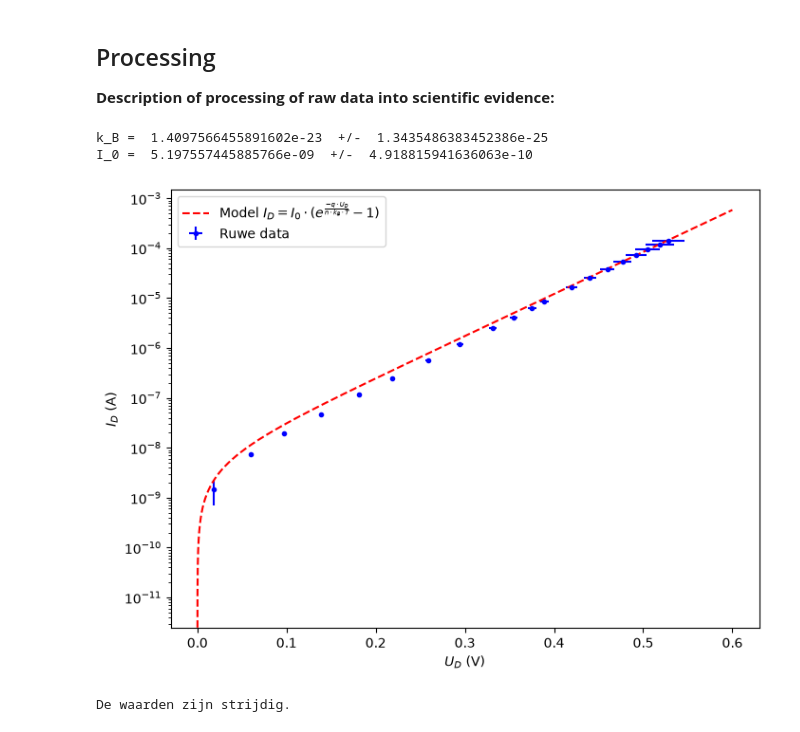
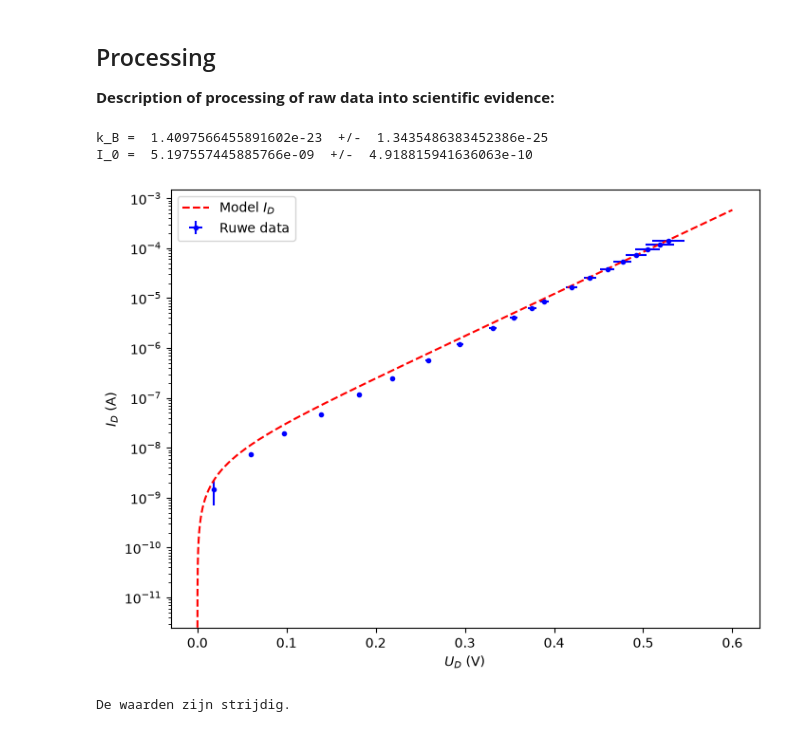
Before and after one commit to Feltse/IP2_Boltzmann_experiment, a Jupyter notebook: content/tn13015_exp/BM_labjournaal.ipynb, the cells around one changed output. Drawn from its saved outputs; the diff is of its cells as text; code cells hidden in the pictures.

```diff
--- a/content/tn13015_exp/BM_labjournaal.ipynb
+++ b/content/tn13015_exp/BM_labjournaal.ipynb
@@ -101,36 +101,36 @@ u_U_1_eind = 0.00015*U_1[12:] + 0.00003*2.0
 u_U_1 = np.concatenate((u_U_1_begin, u_U_1_eind))
 
 u_R_1 = 0.00020*R_1 + 0.00003*2.0e3
 u_R_2 = 0.00020*R_2 + 0.00003*2.0e3
 u_R_3 = 0.00020*R_3 + 0.00003*2.0e4
 
 u_U_B = 0.007*U_B + 0.01
 
 u_U_D = np.sqrt((U_B*R_2/(R_3+R_2)**2*u_R_3)**2 + (R_3/(R_3+R_2)*u_U_B)**2 + (U_B*R_3/(R_3+R_2)**2*u_R_2)**2 + u_U_1**2)
 u_I_D = np.sqrt((u_U_1/U_1)**2 + (u_R_1/R_1)**2)*I_D
 
 def f_Boltzmann(U_Diode, I_0, k_B): #Het model dat de data beschrijft.
     return I_0*(np.exp(-q*U_Diode/(n*k_B*T))-1)
 
 val, cov = curve_fit(f_Boltzmann, U_D, I_D, p0=[1.0e-9, 1.38e-23]) #De gefitte functie.
 print("k_B = ", val[1], " +/- ", np.sqrt(cov[1, 1]))
 print("I_0 = ", val[0], " +/- ", np.sqrt(cov[0, 0]))
 x_test = np.linspace(0, 0.6, 10000)
 y_fit = f_Boltzmann(x_test,*val)
 
 plt.figure(figsize=(8, 6))
 plt.errorbar(U_D, I_D, xerr=u_U_D, yerr=u_I_D, fmt="b.", label="Ruwe data")
-plt.plot(x_test, y_fit, "r--", label=r"Model $I_{D} = I_{0}\cdot (e^{\frac {-q\cdot U_{D}} {n\cdot k_{B}\cdot T}} - 1)$")
+plt.plot(x_test, y_fit, "r--", label=r"Model $I_{D}$")
 plt.xlabel("$U_D$ (V)")
 plt.ylabel("$I_D$ (A)")
 plt.yscale("log")
 plt.legend()
-plt.savefig("Grafiek_data.png")
+plt.savefig("Grafiek_data.png", dpi=400)
 plt.show()
 # %% [output]
 k_B =  1.4097566455891602e-23  +/-  1.3435486383452386e-25
 I_0 =  5.197557445885766e-09  +/-  4.918815941636063e-10
-[figure, old version]
+[figure, new version]
 # %%
 #Data processing and analysis:
 #Strijdigheidsanalyse constante van Boltzmann
```
Also changed, not shown: 1 other file.
